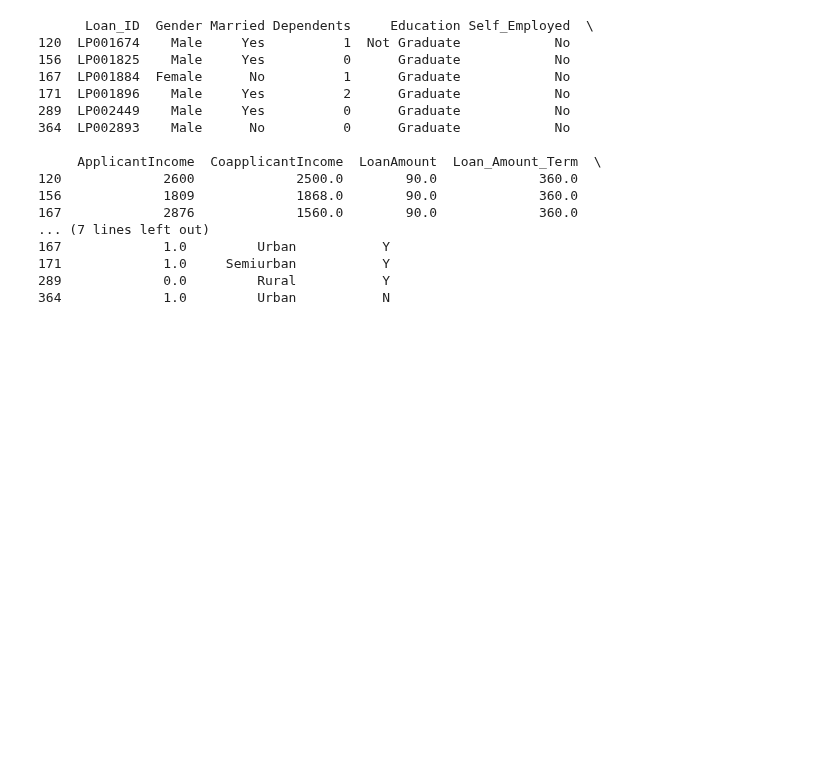
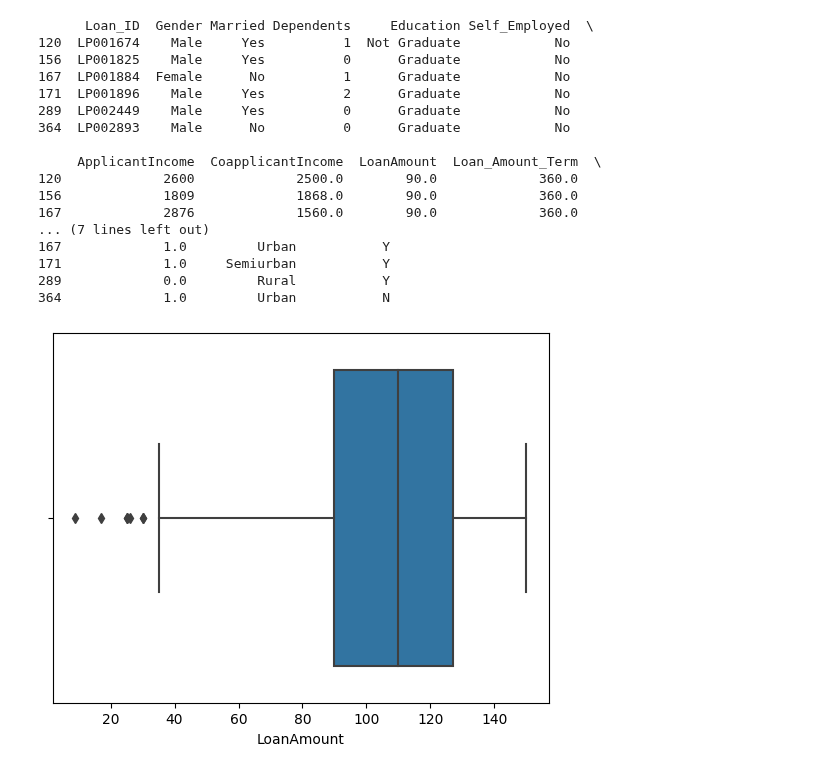
Before and after one commit to mngugi/Code_3_Camp, a Jupyter notebook: loans-status.ipynb, the cells around one changed output. Drawn from its saved outputs; the diff is of its cells as text; code cells hidden in the pictures; blank space fills up the shorter version.

Commit message:
Kaggle Notebook | Loans Status | Version 11

```diff
--- a/loans-status.ipynb
+++ b/loans-status.ipynb
@@ -427,3 +427,8 @@ print(loan_clean)
 171             1.0     Semiurban           Y
 289             0.0         Rural           Y
 364             1.0         Urban           N
+# %%
+sns.boxplot(df, x= 'LoanAmount')
+plt.show()
+# %% [output]
+[figure, added]
```
